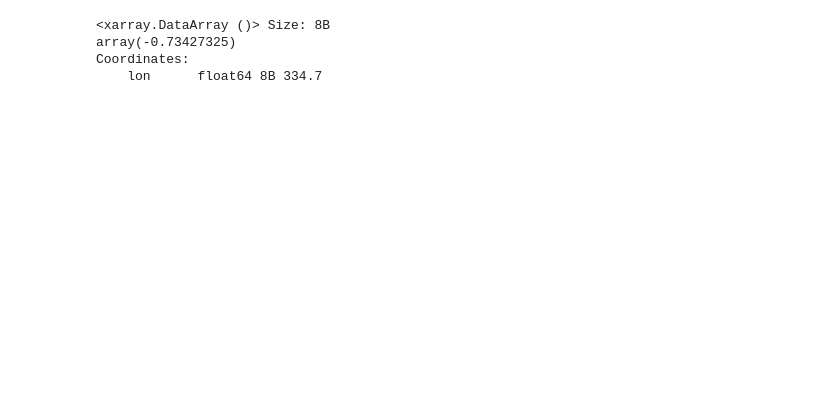
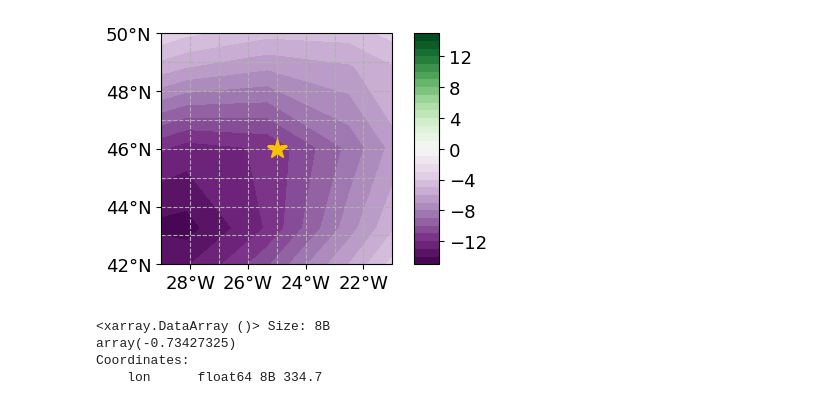
Before and after one commit to ageorgemorgan/epe-analysis, a Jupyter notebook: ps_localized.ipynb, the cells around one changed output. Drawn from its saved outputs; the diff is of its cells as text; code cells hidden in the pictures; blank space fills up the shorter version.

```diff
--- a/ps_localized.ipynb
+++ b/ps_localized.ipynb
@@ -222,3 +169,33 @@ array(-14.444672, dtype=float32)
+# %%
+draw_global_map(
+        epe_anom.lon,
+        epe_anom.lat,
+        epe_anom.to_numpy(),
+        title = None,
+        filled = True,
+        show_fig = True,
+        save_fig = True,
+        levels = 30,
+        # bbox = [local_bbox[0] + 2, 350, 30, 63],
+        bbox = [random_lon - 4, random_lon + 4, random_lat - 4, random_lat + 4],
+        cmap = "PRGn",
+        cbar_params = [0.65, 0.11, 0.025, 0.77], # position, upper offset, width, cbar length
+        xtickdelta = 2,
+        ytickdelta = 2,
+        figsize = (10, 3),
+        point_to_label = [random_lon, random_lat],
+        point_to_label_color = "xkcd:goldenrod",
+        vmin = vmin,
+        vmax = vmax,
+        draw_labels = False,
+        label_contours = False,
+        remove_cbar = False,
+        fig = None,
+        projection = ccrs.PlateCarree(central_longitude = 180),
+        outfilename = "special_point_close" + ".png",
+)
+# %% [output]
+[figure, added]
 # %%
 (da_ps_on_epe_days.sel(
     lat = random_lat,
```
Also changed, not shown: parts of 21 cells of this notebook, 1 other file.
